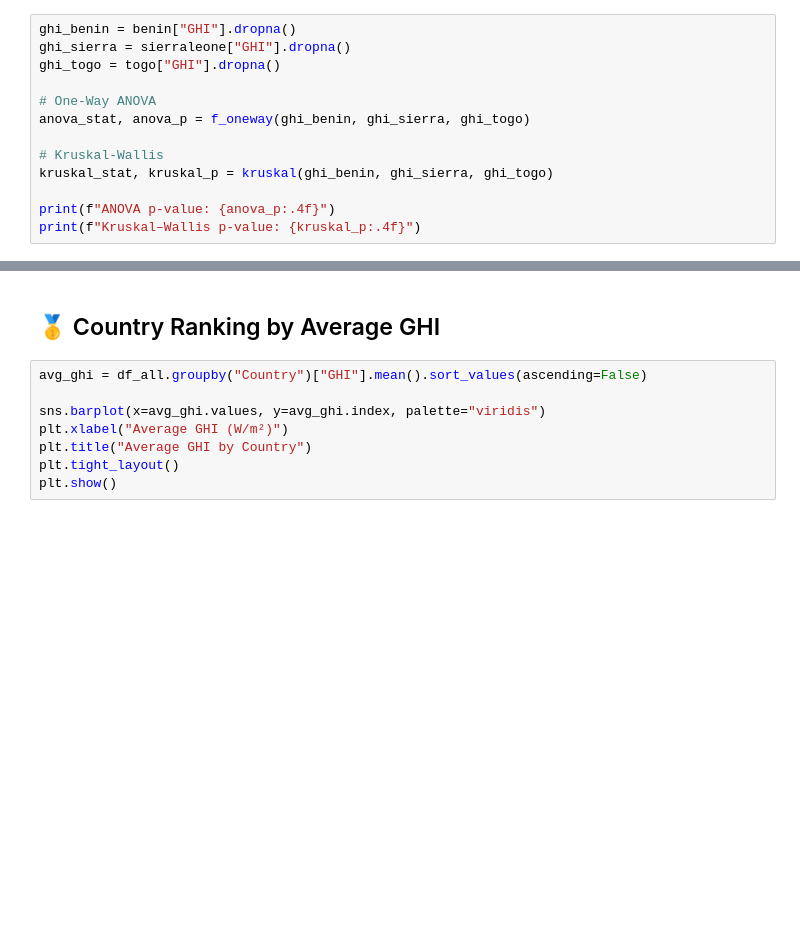
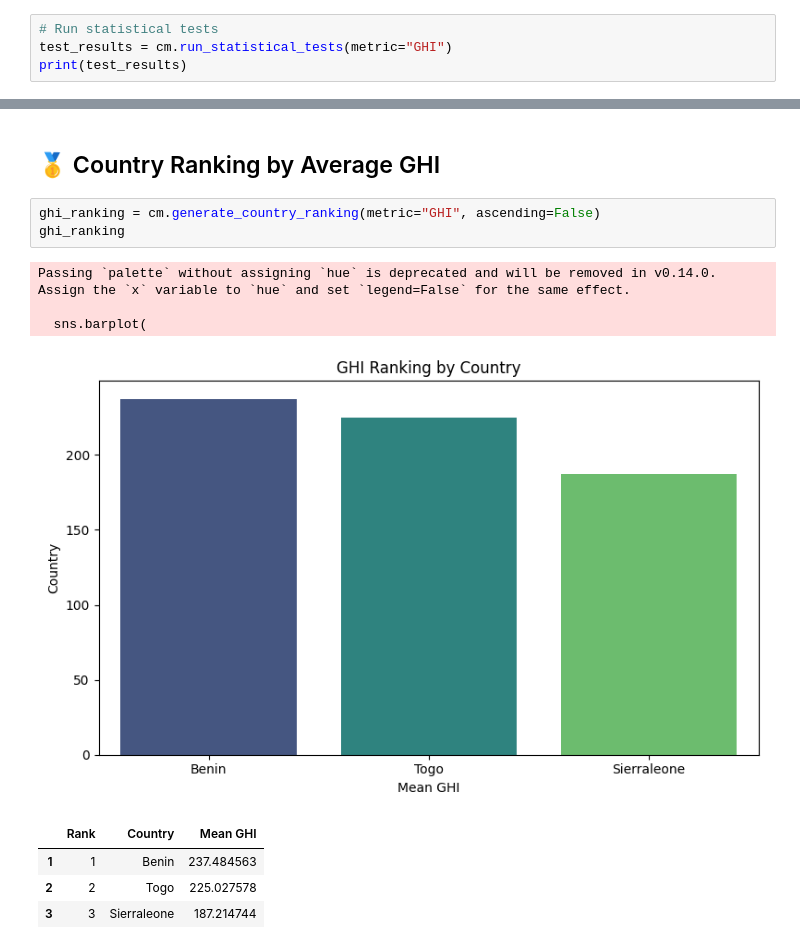
Before and after one commit to Natty4/solar-challenge-week1, a Jupyter notebook: notebooks/compare_countries.ipynb, the cells around one changed output, grey strips where cells are left out. Cells and saved outputs as stored; diff of their text form; blank space fills up the shorter version.

```diff
--- a/notebooks/compare_countries.ipynb
+++ b/notebooks/compare_countries.ipynb
@@ -59,15 +61,6 @@ To evaluate if there are statistically significant differences in **GHI** across
 
 We report the p-values and interpret the results.
 # %%
-ghi_benin = benin["GHI"].dropna()
-ghi_sierra = sierraleone["GHI"].dropna()
-ghi_togo = togo["GHI"].dropna()
-
-# One-Way ANOVA
-anova_stat, anova_p = f_oneway(ghi_benin, ghi_sierra, ghi_togo)
-
-# Kruskal-Wallis
-kruskal_stat, kruskal_p = kruskal(ghi_benin, ghi_sierra, ghi_togo)
-
-print(f"ANOVA p-value: {anova_p:.4f}")
-print(f"Kruskal–Wallis p-value: {kruskal_p:.4f}")
+# Run statistical tests
+test_results = cm.run_statistical_tests(metric="GHI")
+print(test_results)
@@ -80,10 +75,14 @@ print(f"Kruskal–Wallis p-value: {kruskal_p:.4f}")
 # %% [markdown]
 ## 🥇 Country Ranking by Average GHI
 # %%
-avg_ghi = df_all.groupby("Country")["GHI"].mean().sort_values(ascending=False)
-
-sns.barplot(x=avg_ghi.values, y=avg_ghi.index, palette="viridis")
-plt.xlabel("Average GHI (W/m²)")
-plt.title("Average GHI by Country")
-plt.tight_layout()
-plt.show()
+ghi_ranking = cm.generate_country_ranking(metric="GHI", ascending=False)
+ghi_ranking
+# %% [output]
+Passing `palette` without assigning `hue` is deprecated and will be removed in v0.14.0. Assign the `x` variable to `hue` and set `legend=False` for the same effect.
+
+  sns.barplot(
+[figure, added]
+|  | Rank | Country | Mean GHI |
+| 1 | 1 | Benin | 237.484563 |
+| 2 | 2 | Togo | 225.027578 |
+| 3 | 3 | Sierraleone | 187.214744 |
```
Also changed, not shown: parts of 7 cells of this notebook, 4 other files.
